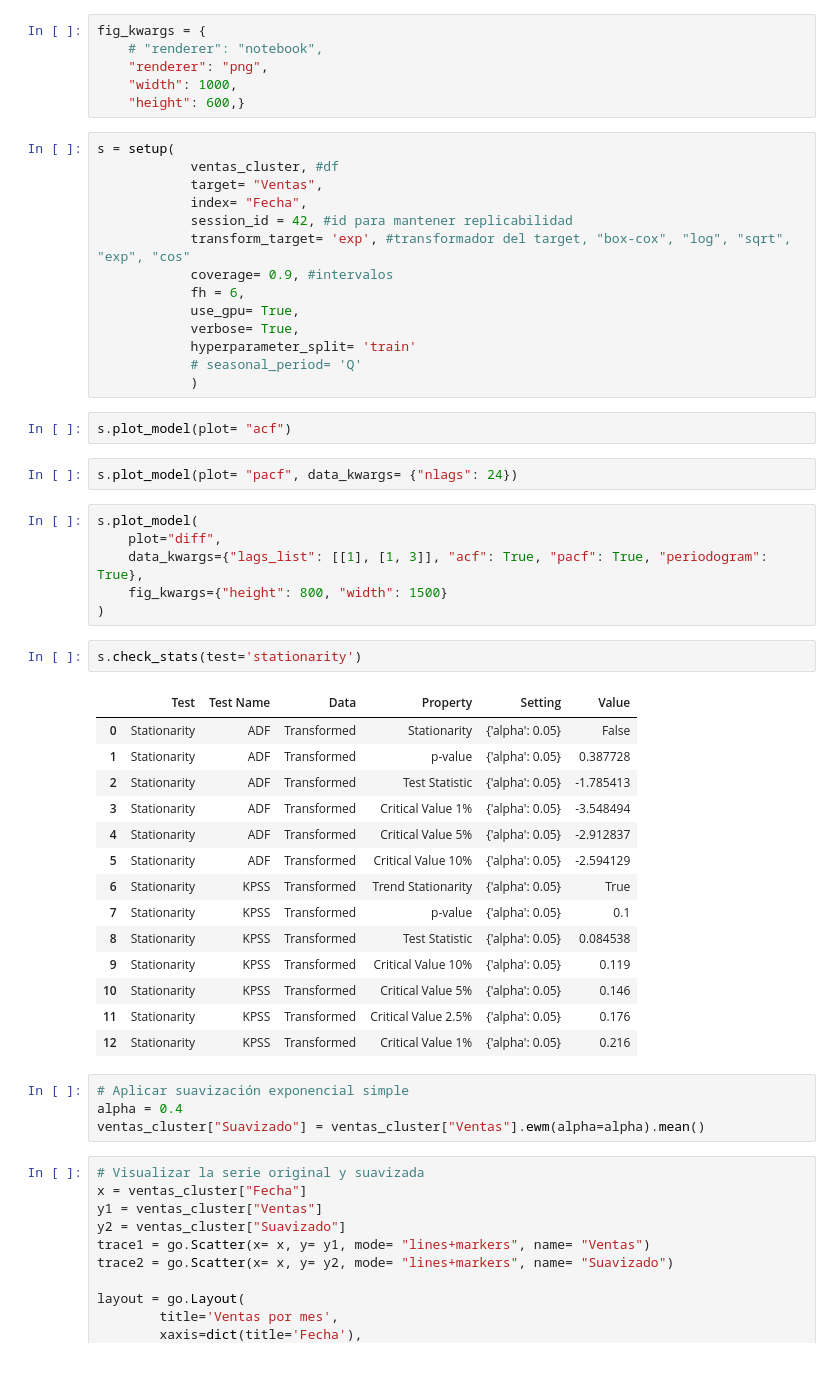
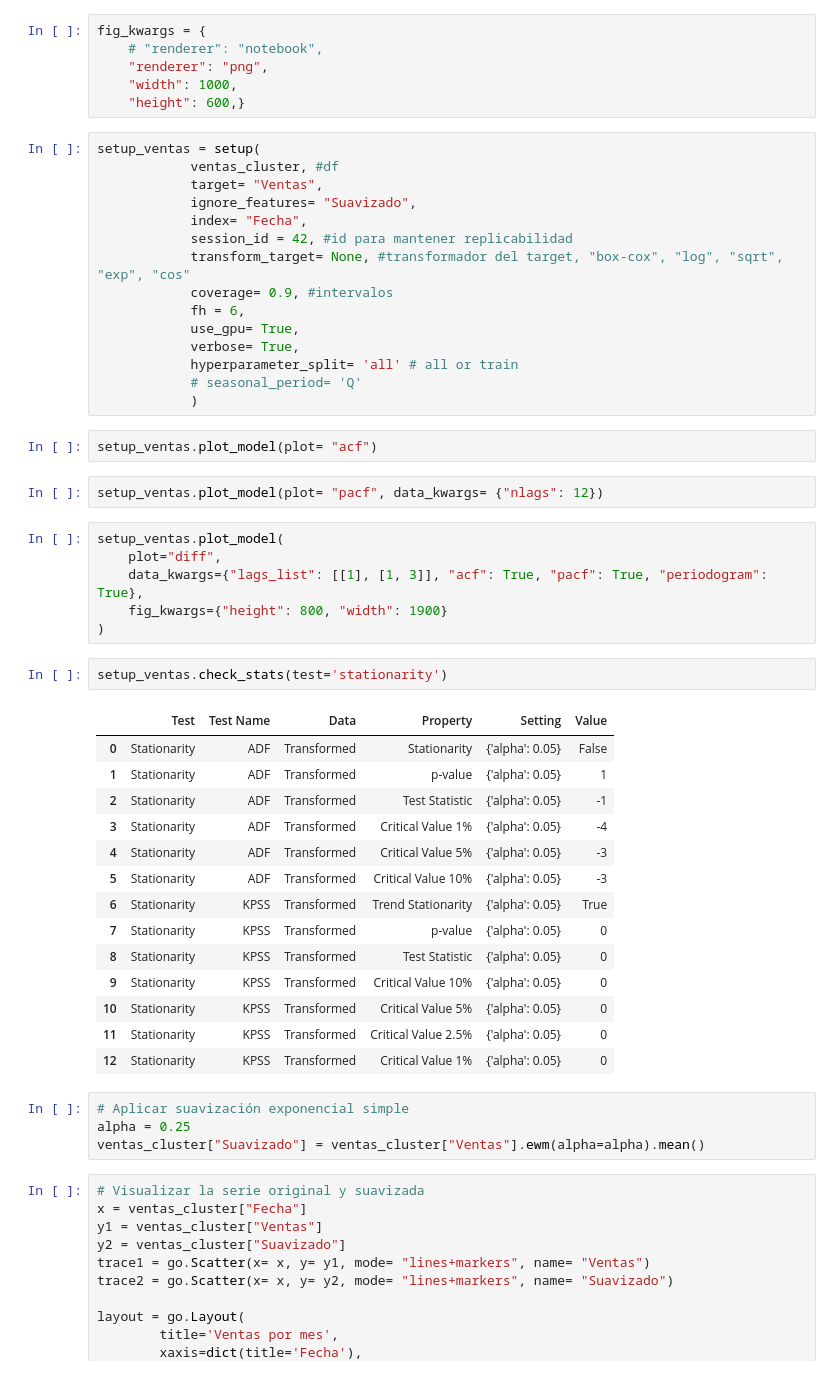
Before and after one commit to TomasCardeLo/ML-Dispapeles-TomasCaLo, a Jupyter notebook: Time series/Time series v4 pycaret.ipynb, the cells around one changed output. Cells and saved outputs as stored; diff of their text form.

```diff
--- a/Time series/Time series v4 pycaret.ipynb
+++ b/Time series/Time series v4 pycaret.ipynb
@@ -167,49 +167,50 @@ fig_kwargs = {
     "width": 1000,
     "height": 600,}
 # %%
-s = setup(
+setup_ventas = setup(
             ventas_cluster, #df
             target= "Ventas",
+            ignore_features= "Suavizado",
             index= "Fecha",
             session_id = 42, #id para mantener replicabilidad
-            transform_target= 'exp', #transformador del target, "box-cox", "log", "sqrt", "exp", "cos"
+            transform_target= None, #transformador del target, "box-cox", "log", "sqrt", "exp", "cos"
             coverage= 0.9, #intervalos
             fh = 6,
             use_gpu= True,
             verbose= True,
-            hyperparameter_split= 'train'
+            hyperparameter_split= 'all' # all or train
             # seasonal_period= 'Q'
             )
 # %%
-s.plot_model(plot= "acf")
+setup_ventas.plot_model(plot= "acf")
 # %%
-s.plot_model(plot= "pacf", data_kwargs= {"nlags": 24})
+setup_ventas.plot_model(plot= "pacf", data_kwargs= {"nlags": 12})
 # %%
-s.plot_model(
+setup_ventas.plot_model(
     plot="diff",
     data_kwargs={"lags_list": [[1], [1, 3]], "acf": True, "pacf": True, "periodogram": True},
-    fig_kwargs={"height": 800, "width": 1500}
+    fig_kwargs={"height": 800, "width": 1900}
 )
 # %%
-s.check_stats(test='stationarity')
+setup_ventas.check_stats(test='stationarity')
 # %% [output]
 |  | Test | Test Name | Data | Property | Setting | Value |
 | 0 | Stationarity | ADF | Transformed | Stationarity | {'alpha': 0.05} | False |
-| 1 | Stationarity | ADF | Transformed | p-value | {'alpha': 0.05} | 0.387728 |
-| 2 | Stationarity | ADF | Transformed | Test Statistic | {'alpha': 0.05} | -1.785413 |
-| 3 | Stationarity | ADF | Transformed | Critical Value 1% | {'alpha': 0.05} | -3.548494 |
-| 4 | Stationarity | ADF | Transformed | Critical Value 5% | {'alpha': 0.05} | -2.912837 |
-| 5 | Stationarity | ADF | Transformed | Critical Value 10% | {'alpha': 0.05} | -2.594129 |
+| 1 | Stationarity | ADF | Transformed | p-value | {'alpha': 0.05} | 1 |
+| 2 | Stationarity | ADF | Transformed | Test Statistic | {'alpha': 0.05} | -1 |
+| 3 | Stationarity | ADF | Transformed | Critical Value 1% | {'alpha': 0.05} | -4 |
+| 4 | Stationarity | ADF | Transformed | Critical Value 5% | {'alpha': 0.05} | -3 |
+| 5 | Stationarity | ADF | Transformed | Critical Value 10% | {'alpha': 0.05} | -3 |
 | 6 | Stationarity | KPSS | Transformed | Trend Stationarity | {'alpha': 0.05} | True |
-| 7 | Stationarity | KPSS | Transformed | p-value | {'alpha': 0.05} | 0.1 |
-| 8 | Stationarity | KPSS | Transformed | Test Statistic | {'alpha': 0.05} | 0.084538 |
-| 9 | Stationarity | KPSS | Transformed | Critical Value 10% | {'alpha': 0.05} | 0.119 |
-| 10 | Stationarity | KPSS | Transformed | Critical Value 5% | {'alpha': 0.05} | 0.146 |
-| 11 | Stationarity | KPSS | Transformed | Critical Value 2.5% | {'alpha': 0.05} | 0.176 |
-| 12 | Stationarity | KPSS | Transformed | Critical Value 1% | {'alpha': 0.05} | 0.216 |
+| 7 | Stationarity | KPSS | Transformed | p-value | {'alpha': 0.05} | 0 |
+| 8 | Stationarity | KPSS | Transformed | Test Statistic | {'alpha': 0.05} | 0 |
+| 9 | Stationarity | KPSS | Transformed | Critical Value 10% | {'alpha': 0.05} | 0 |
+| 10 | Stationarity | KPSS | Transformed | Critical Value 5% | {'alpha': 0.05} | 0 |
+| 11 | Stationarity | KPSS | Transformed | Critical Value 2.5% | {'alpha': 0.05} | 0 |
+| 12 | Stationarity | KPSS | Transformed | Critical Value 1% | {'alpha': 0.05} | 0 |
 # %%
 # Aplicar suavización exponencial simple
-alpha = 0.4
+alpha = 0.25
 ventas_cluster["Suavizado"] = ventas_cluster["Ventas"].ewm(alpha=alpha).mean()
 # %%
 # Visualizar la serie original y suavizada
```
Also changed, not shown: parts of 10 cells of this notebook, 6 other files.
